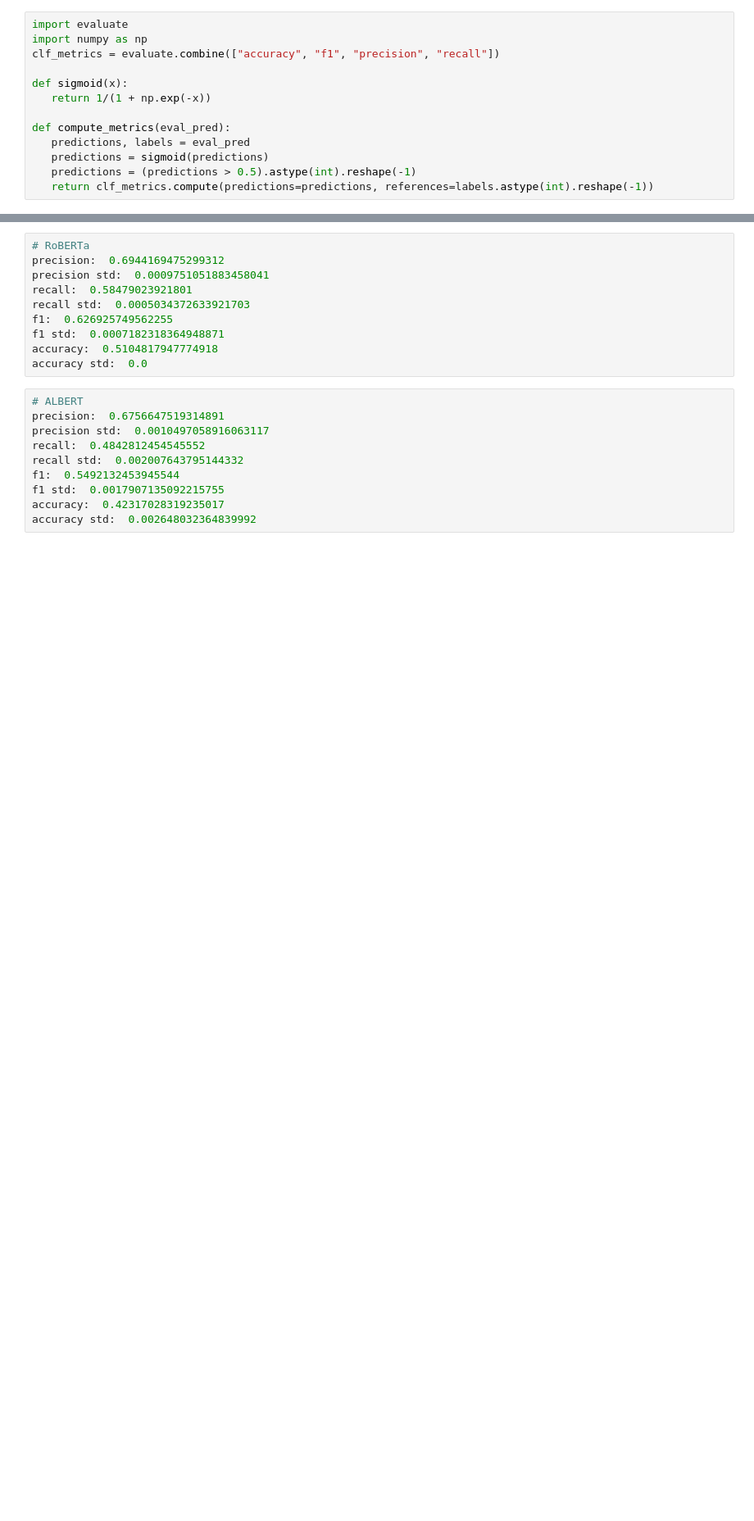
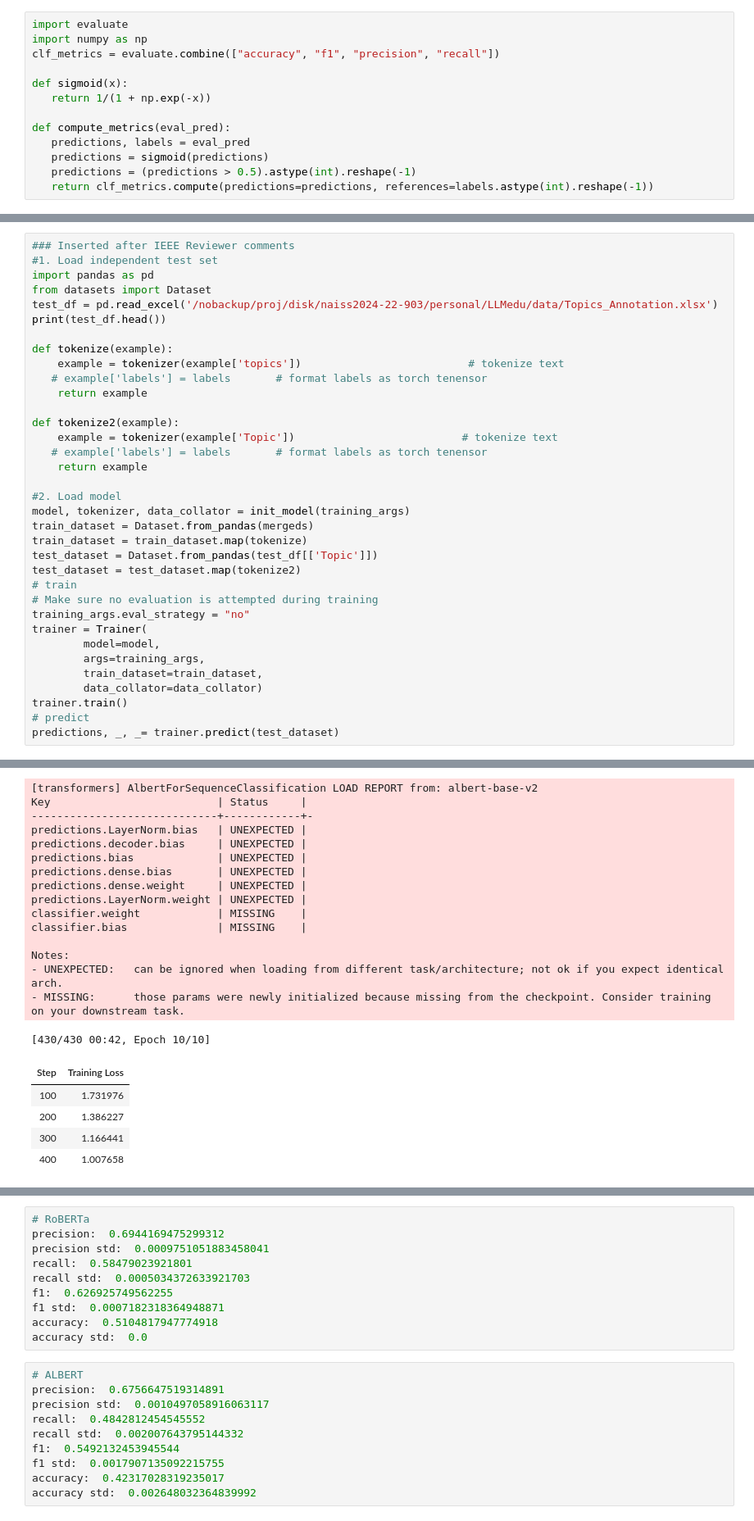
Before and after one commit to arthurnijdam/LLMedu, a Jupyter notebook: baselines/Transformers.ipynb, the cells around one changed output, grey strips where cells are left out. Shown at 82% size. Cells and saved outputs as stored; diff of their text form; blank space fills up the shorter version.

```diff
--- a/baselines/Transformers.ipynb
+++ b/baselines/Transformers.ipynb
@@ -116,0 +113,36 @@ To disable this warning, you can either:
+# %%
+### Inserted after IEEE Reviewer comments
+#1. Load independent test set
+import pandas as pd
+from datasets import Dataset
+test_df = pd.read_excel('/nobackup/proj/disk/naiss2024-22-903/personal/LLMedu/data/Topics_Annotation.xlsx')
+print(test_df.head())
+
+def tokenize(example):
+    example = tokenizer(example['topics'])                          # tokenize text
+   # example['labels'] = labels       # format labels as torch tenensor
+    return example
+
+def tokenize2(example):
+    example = tokenizer(example['Topic'])                          # tokenize text
+   # example['labels'] = labels       # format labels as torch tenensor
+    return example
+
+#2. Load model
+model, tokenizer, data_collator = init_model(training_args)
+train_dataset = Dataset.from_pandas(mergeds)
+train_dataset = train_dataset.map(tokenize)
+test_dataset = Dataset.from_pandas(test_df[['Topic']])
+test_dataset = test_dataset.map(tokenize2)
+# train
+# Make sure no evaluation is attempted during training
+training_args.eval_strategy = "no"
+trainer = Trainer(
+        model=model,
+        args=training_args,
+        train_dataset=train_dataset,
+        data_collator=data_collator)
+trainer.train()
+# predict
+predictions, _, _= trainer.predict(test_dataset)
+# %% [output]
@@ -116,0 +162,21 @@ To disable this warning, you can either:
+[transformers] AlbertForSequenceClassification LOAD REPORT from: albert-base-v2
+Key                          | Status     |
+-----------------------------+------------+-
+predictions.LayerNorm.bias   | UNEXPECTED |
+predictions.decoder.bias     | UNEXPECTED |
+predictions.bias             | UNEXPECTED |
+predictions.dense.bias       | UNEXPECTED |
+predictions.dense.weight     | UNEXPECTED |
+predictions.LayerNorm.weight | UNEXPECTED |
+classifier.weight            | MISSING    |
+classifier.bias              | MISSING    |
+
+Notes:
+- UNEXPECTED:   can be ignored when loading from different task/architecture; not ok if you expect identical arch.
+- MISSING:      those params were newly initialized because missing from the checkpoint. Consider training on your downstream task.
+[430/430 00:42, Epoch 10/10]
+| Step | Training Loss |
+| 100 | 1.731976 |
+| 200 | 1.386227 |
+| 300 | 1.166441 |
+| 400 | 1.007658 |
```
Also changed, not shown: parts of 12 cells of this notebook, 7 other files.
